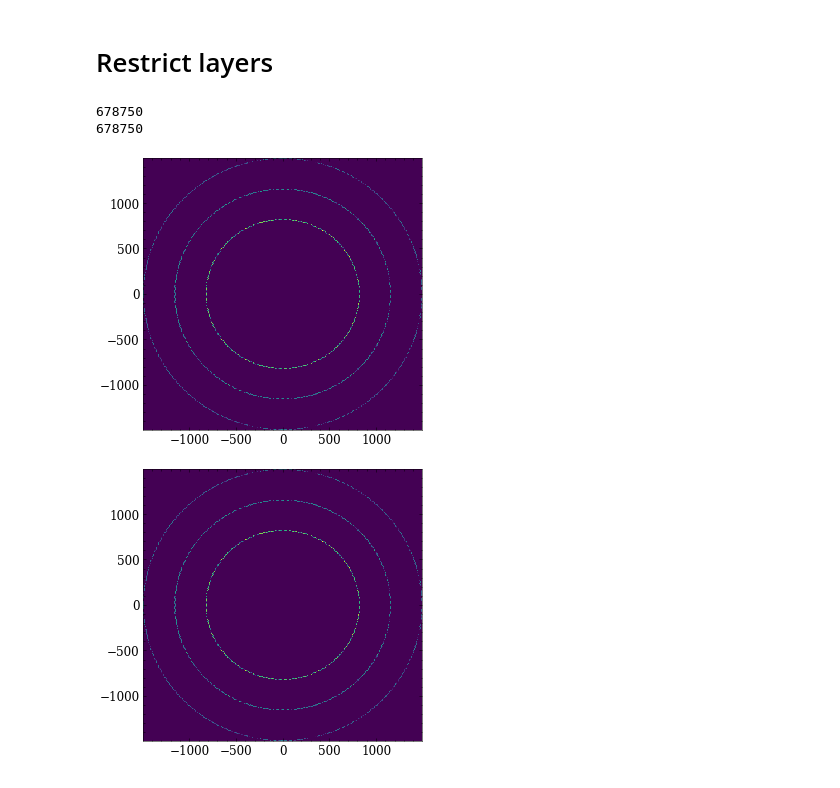
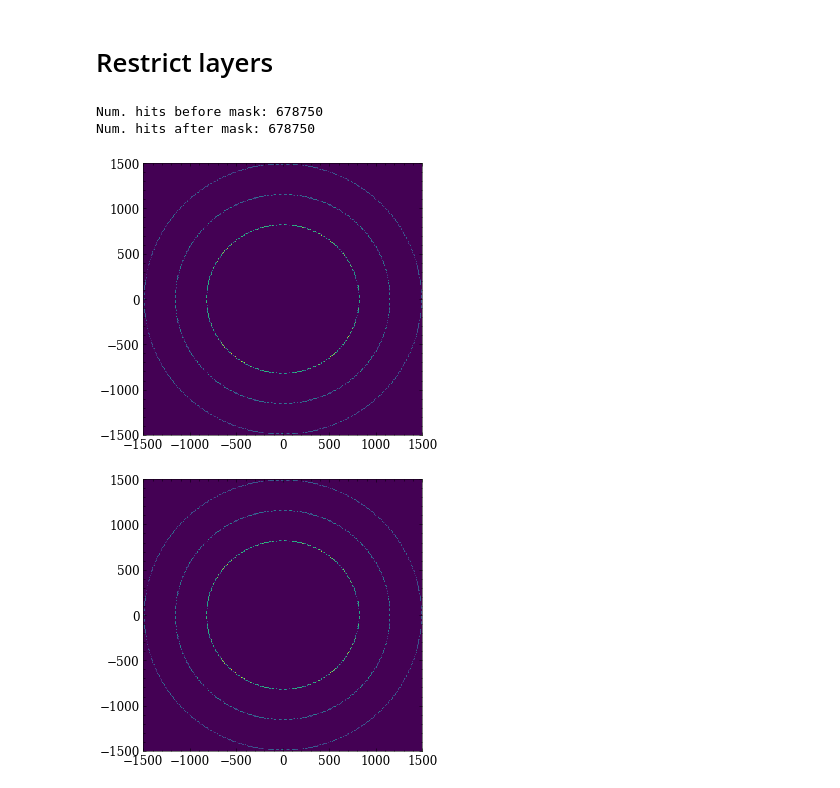
Before and after one commit to rmastand/fast_tracker_BIBgen_mucoll, a Jupyter notebook: test_truncation.ipynb, the cells around one changed output. Drawn from its saved outputs; the diff is of its cells as text; code cells hidden in the pictures.

```diff
--- a/test_truncation.ipynb
+++ b/test_truncation.ipynb
@@ -276,38 +209,38 @@ for key in X_samples.keys():
 # %%
 
 # https://github.com/key4hep/k4geo/blob/main/MuColl/MAIA/compact/MAIA_v0/OuterTracker_o2_v06_01.xml
 
 
 def get_x_y_mask(X, layer_radii=(819, 1153, 1486), thickness=15):
     layer_radii = np.asarray(layer_radii)   # convert list → numpy array
     half_t = thickness / 2
 
     r = np.sqrt(X[:,1]**2 + X[:,2]**2)
 
     mask = np.any(
         np.abs(r[:, None] - layer_radii[None, :]) <= half_t,
         axis=1
     )
     return mask
 
 
 m = get_x_y_mask(data)
-print(len(m))
-print(sum(m))
+print("Num. hits before mask:", len(m))
+print("Num. hits after mask:", sum(m))
 
 
 plt.figure(figsize = (5,5))
-plt.hist2d(data[:,1], data[:,2], bins = 500)
+plt.hist2d(data[:,1], data[:,2], bins = [np.linspace(-1500,1500,500), np.linspace(-1500,1500,500)])
 plt.show()
 
 
 plt.figure(figsize = (5,5))
-plt.hist2d(data[m][:,1], data[m][:,2], bins = 500)
+plt.hist2d(data[m][:,1], data[m][:,2], bins = [np.linspace(-1500,1500,500), np.linspace(-1500,1500,500)])
 plt.show()
 # %% [output]
-678750
-678750
+Num. hits before mask: 678750
+Num. hits after mask: 678750
-[figure, old version]
+[figure, new version]
-[figure, old version]
+[figure, new version]
 # %%
 m = get_x_y_mask(X_samples["flow_samples"])
```
Also changed, not shown: parts of 13 cells of this notebook, 4 other files.
